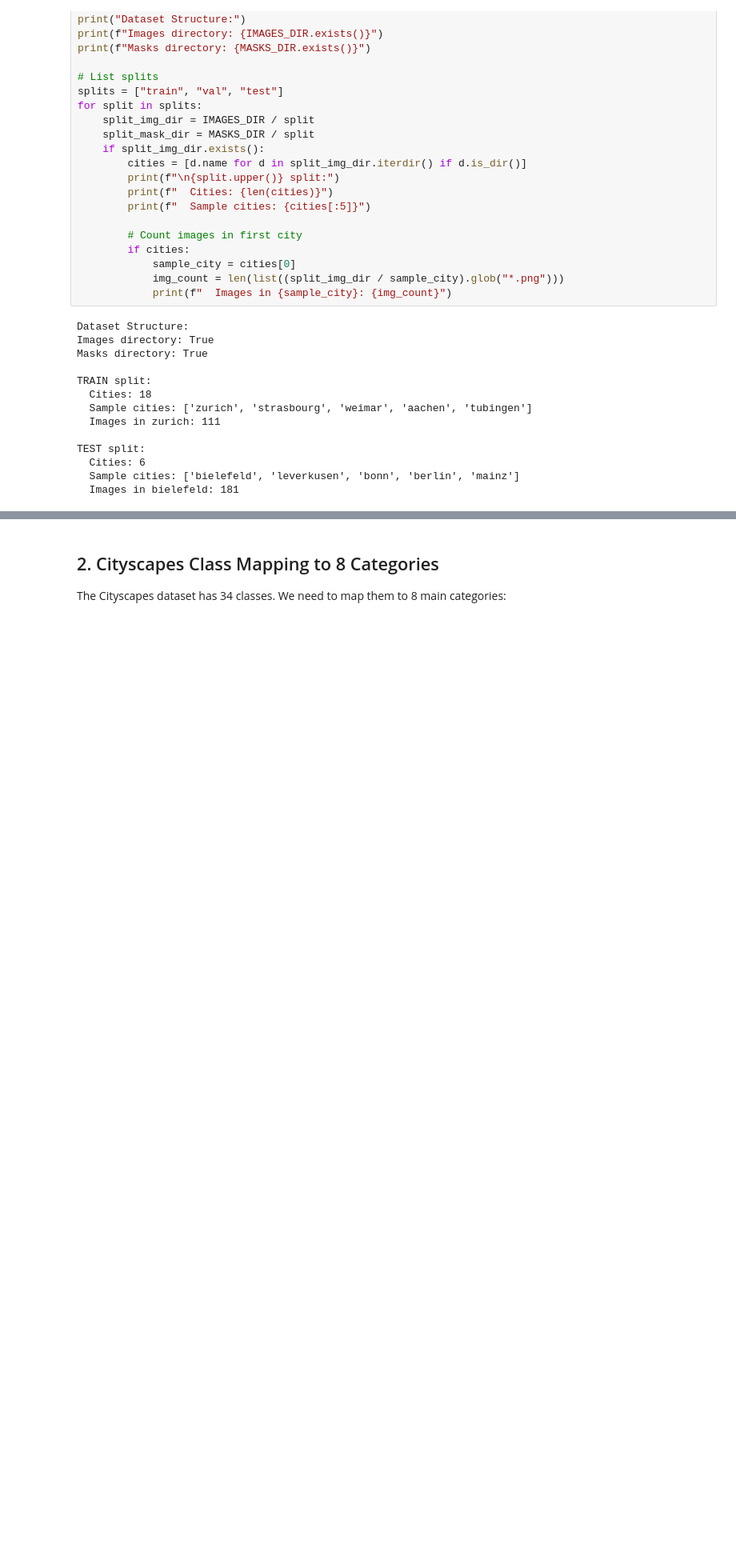
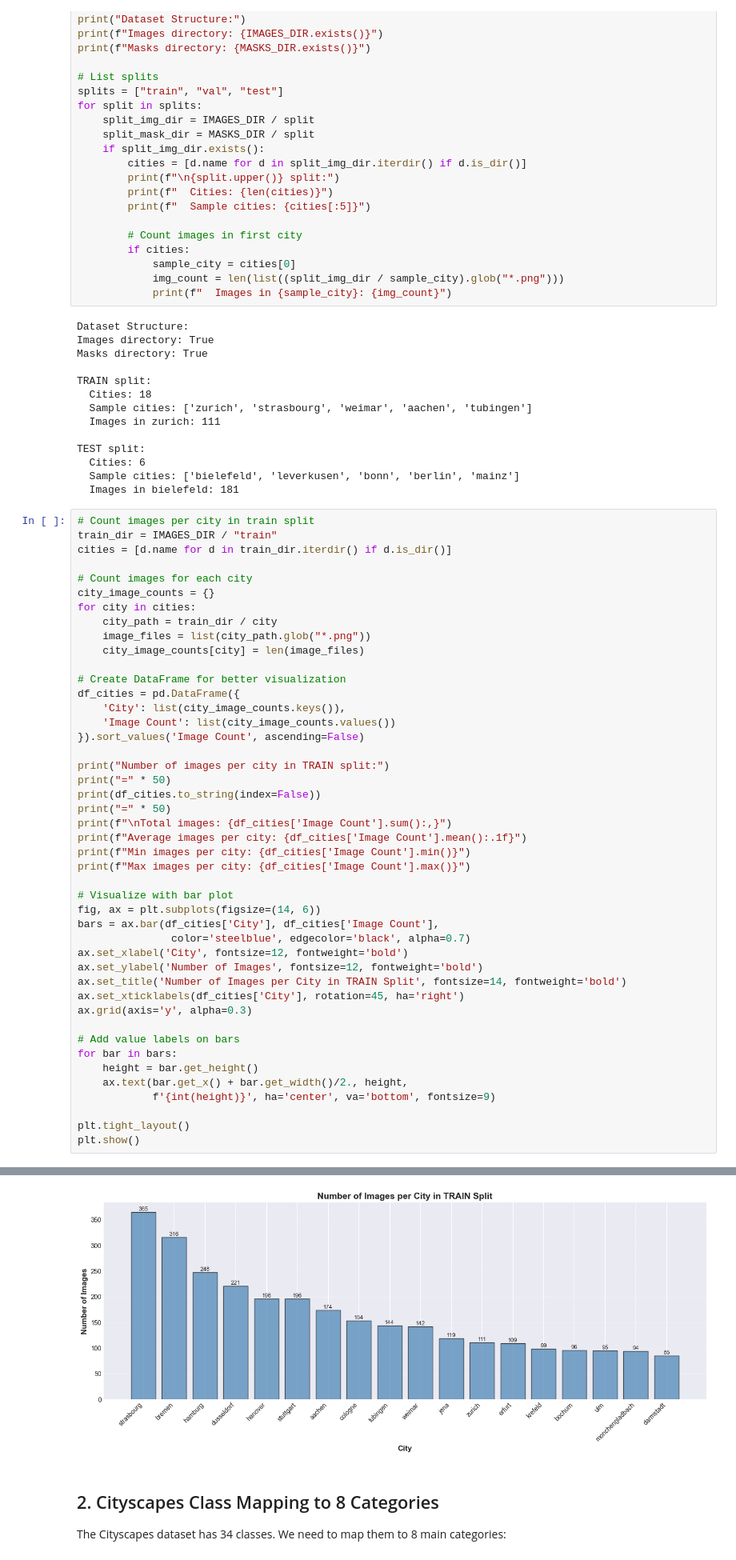
Before and after one commit to Laeti-dev/P8-Image-Processing-for-Autonomous-Vehicle-Embedded-System, a Jupyter notebook: notebooks/01-data_exploration.ipynb, the cells around one changed output, grey strips where cells are left out. Shown at 80% size. Saved outputs shown, nothing was run; the diff lists cells and outputs as text; blank space fills up the shorter version.

Commit message:
Add image count analysis for cities in training split to data exploration notebook; minor formatting updates in utility functions

```diff
--- a/notebooks/01-data_exploration.ipynb
+++ b/notebooks/01-data_exploration.ipynb
@@ -75,3 +75,49 @@ TEST split:
   Cities: 6
   Sample cities: ['bielefeld', 'leverkusen', 'bonn', 'berlin', 'mainz']
   Images in bielefeld: 181
+# %%
+# Count images per city in train split
+train_dir = IMAGES_DIR / "train"
+cities = [d.name for d in train_dir.iterdir() if d.is_dir()]
+
+# Count images for each city
+city_image_counts = {}
+for city in cities:
+    city_path = train_dir / city
+    image_files = list(city_path.glob("*.png"))
+    city_image_counts[city] = len(image_files)
+
+# Create DataFrame for better visualization
+df_cities = pd.DataFrame({
+    'City': list(city_image_counts.keys()),
+    'Image Count': list(city_image_counts.values())
+}).sort_values('Image Count', ascending=False)
+
+print("Number of images per city in TRAIN split:")
+print("=" * 50)
+print(df_cities.to_string(index=False))
+print("=" * 50)
+print(f"\nTotal images: {df_cities['Image Count'].sum():,}")
+print(f"Average images per city: {df_cities['Image Count'].mean():.1f}")
+print(f"Min images per city: {df_cities['Image Count'].min()}")
+print(f"Max images per city: {df_cities['Image Count'].max()}")
+
+# Visualize with bar plot
+fig, ax = plt.subplots(figsize=(14, 6))
+bars = ax.bar(df_cities['City'], df_cities['Image Count'],
+               color='steelblue', edgecolor='black', alpha=0.7)
+ax.set_xlabel('City', fontsize=12, fontweight='bold')
+ax.set_ylabel('Number of Images', fontsize=12, fontweight='bold')
+ax.set_title('Number of Images per City in TRAIN Split', fontsize=14, fontweight='bold')
+ax.set_xticklabels(df_cities['City'], rotation=45, ha='right')
+ax.grid(axis='y', alpha=0.3)
+
+# Add value labels on bars
+for bar in bars:
+    height = bar.get_height()
+    ax.text(bar.get_x() + bar.get_width()/2., height,
+            f'{int(height)}', ha='center', va='bottom', fontsize=9)
+
+plt.tight_layout()
+plt.show()
+# %% [output]
@@ -78,3 +141,4 @@ TEST split:
+[figure, added]
 # %% [markdown]
 ## 2. Cityscapes Class Mapping to 8 Categories
 
```
Also changed, not shown: parts of 1 cell of this notebook, 1 other file.
